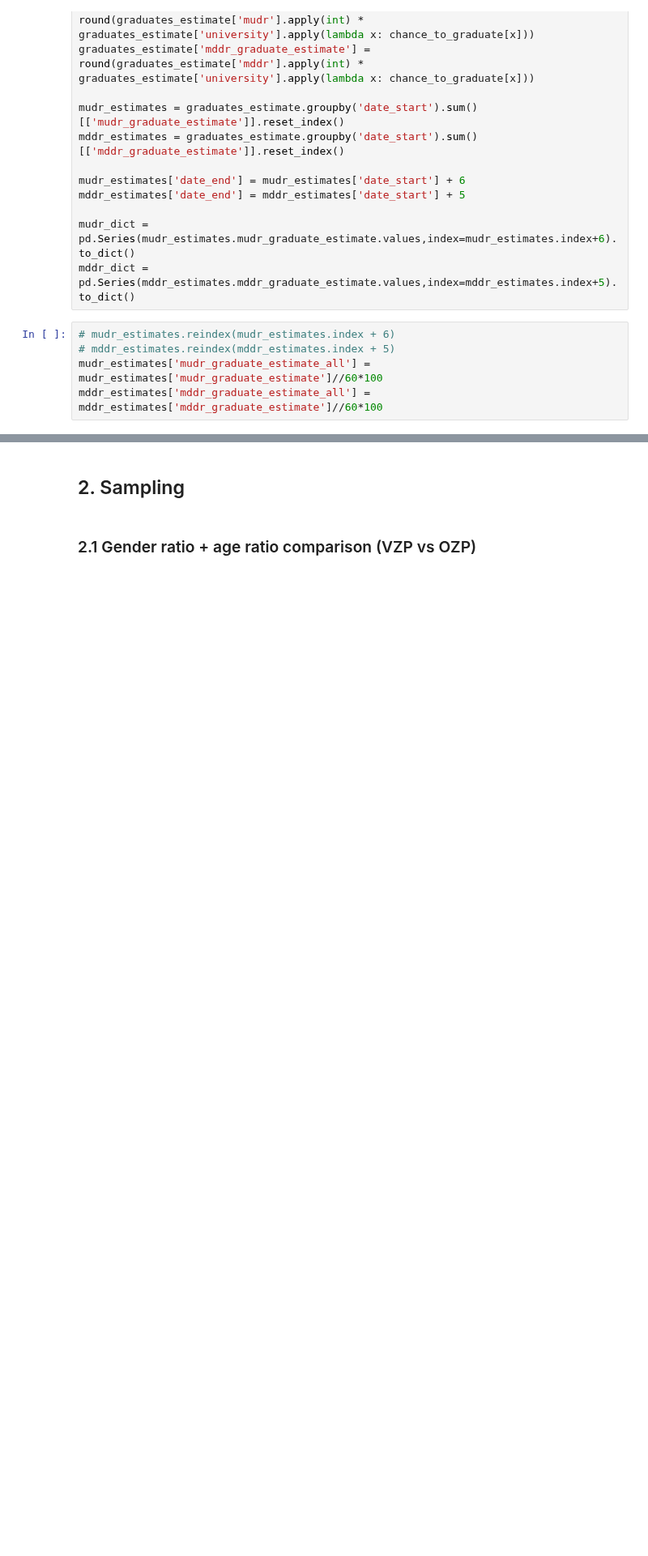
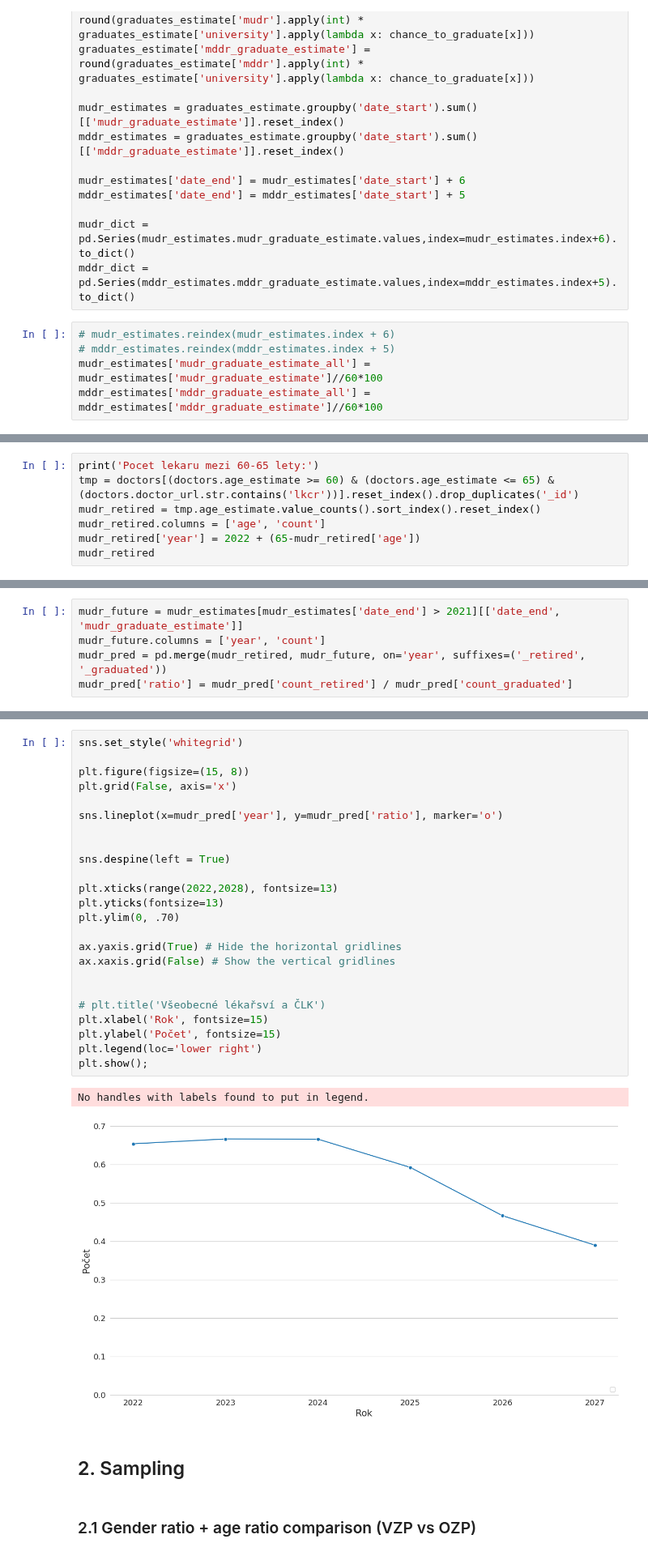
Before and after one commit to opendatalabcz/mapa-zdravi, a Jupyter notebook: src/scripts/models.ipynb, the cells around one changed output, grey strips where cells are left out. Shown at 81% size. Saved outputs shown, nothing was run; the diff lists cells and outputs as text; blank space fills up the shorter version.

Commit message:
new visualizations

```diff
--- a/src/scripts/models.ipynb
+++ b/src/scripts/models.ipynb
@@ -117,0 +118,7 @@ plt.show();
+# %%
+print('Pocet lekaru mezi 60-65 lety:')
+tmp = doctors[(doctors.age_estimate >= 60) & (doctors.age_estimate <= 65) & (doctors.doctor_url.str.contains('lkcr'))].reset_index().drop_duplicates('_id')
+mudr_retired = tmp.age_estimate.value_counts().sort_index().reset_index()
+mudr_retired.columns = ['age', 'count']
+mudr_retired['year'] = 2022 + (65-mudr_retired['age'])
+mudr_retired
@@ -117,0 +151,5 @@ plt.show();
+# %%
+mudr_future = mudr_estimates[mudr_estimates['date_end'] > 2021][['date_end', 'mudr_graduate_estimate']]
+mudr_future.columns = ['year', 'count']
+mudr_pred = pd.merge(mudr_retired, mudr_future, on='year', suffixes=('_retired', '_graduated'))
+mudr_pred['ratio'] = mudr_pred['count_retired'] / mudr_pred['count_graduated']
@@ -118,3 +164,30 @@ plt.show();
+# %%
+sns.set_style('whitegrid')
+
+plt.figure(figsize=(15, 8))
+plt.grid(False, axis='x')
+
+sns.lineplot(x=mudr_pred['year'], y=mudr_pred['ratio'], marker='o')
+
+
+sns.despine(left = True)
+
+plt.xticks(range(2022,2028), fontsize=13)
+plt.yticks(fontsize=13)
+plt.ylim(0, .70)
+
+ax.yaxis.grid(True) # Hide the horizontal gridlines
+ax.xaxis.grid(False) # Show the vertical gridlines
+
+
+# plt.title('Všeobecné lékařsví a ČLK')
+plt.xlabel('Rok', fontsize=15)
+plt.ylabel('Počet', fontsize=15)
+plt.legend(loc='lower right')
+plt.show();
+# %% [output]
+No handles with labels found to put in legend.
+[figure, added]
 # %% [markdown]
 ## 2. Sampling
 # %% [markdown]
```
Also changed, not shown: parts of 9 cells of this notebook, 3 other files.
